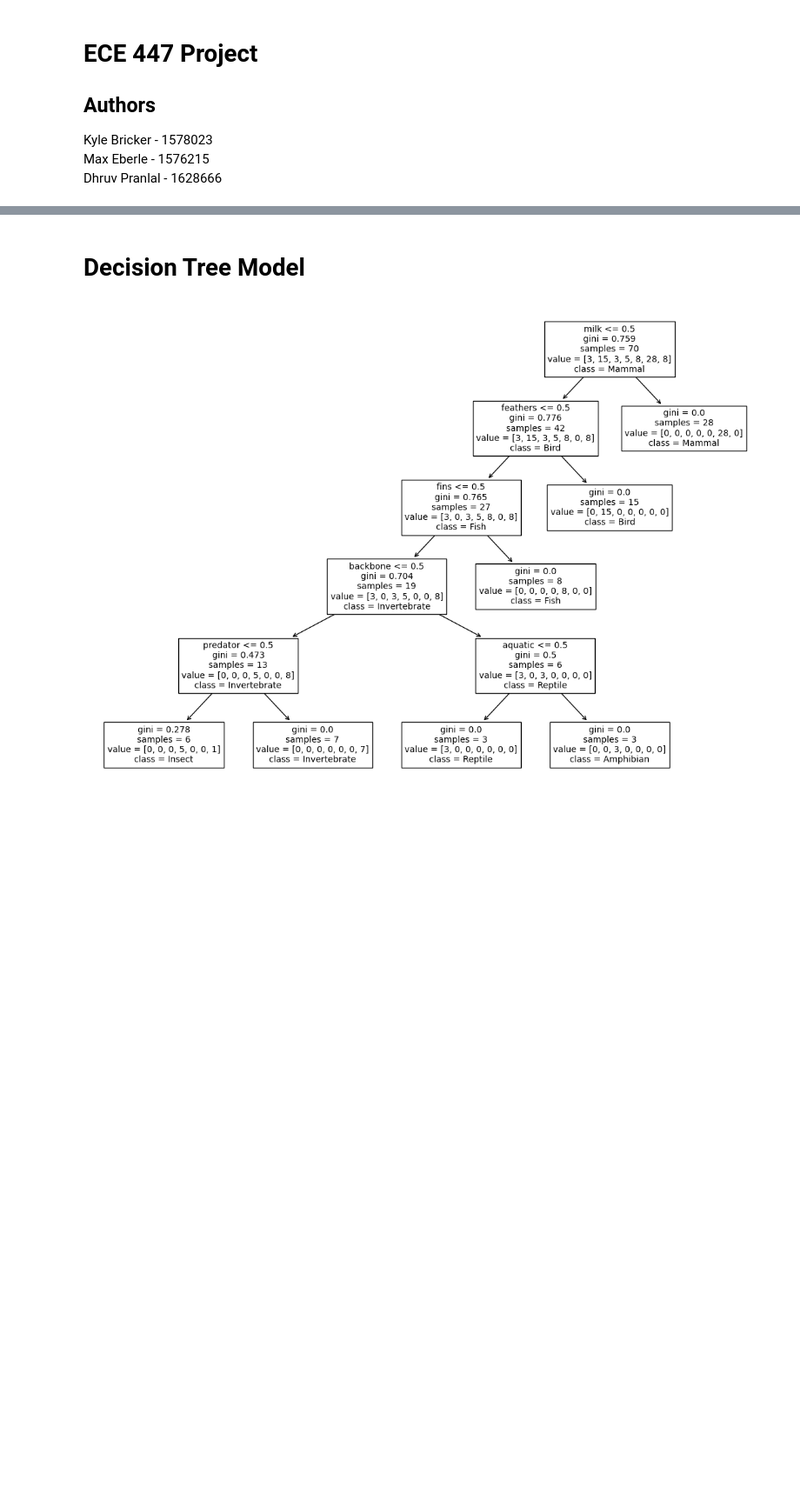
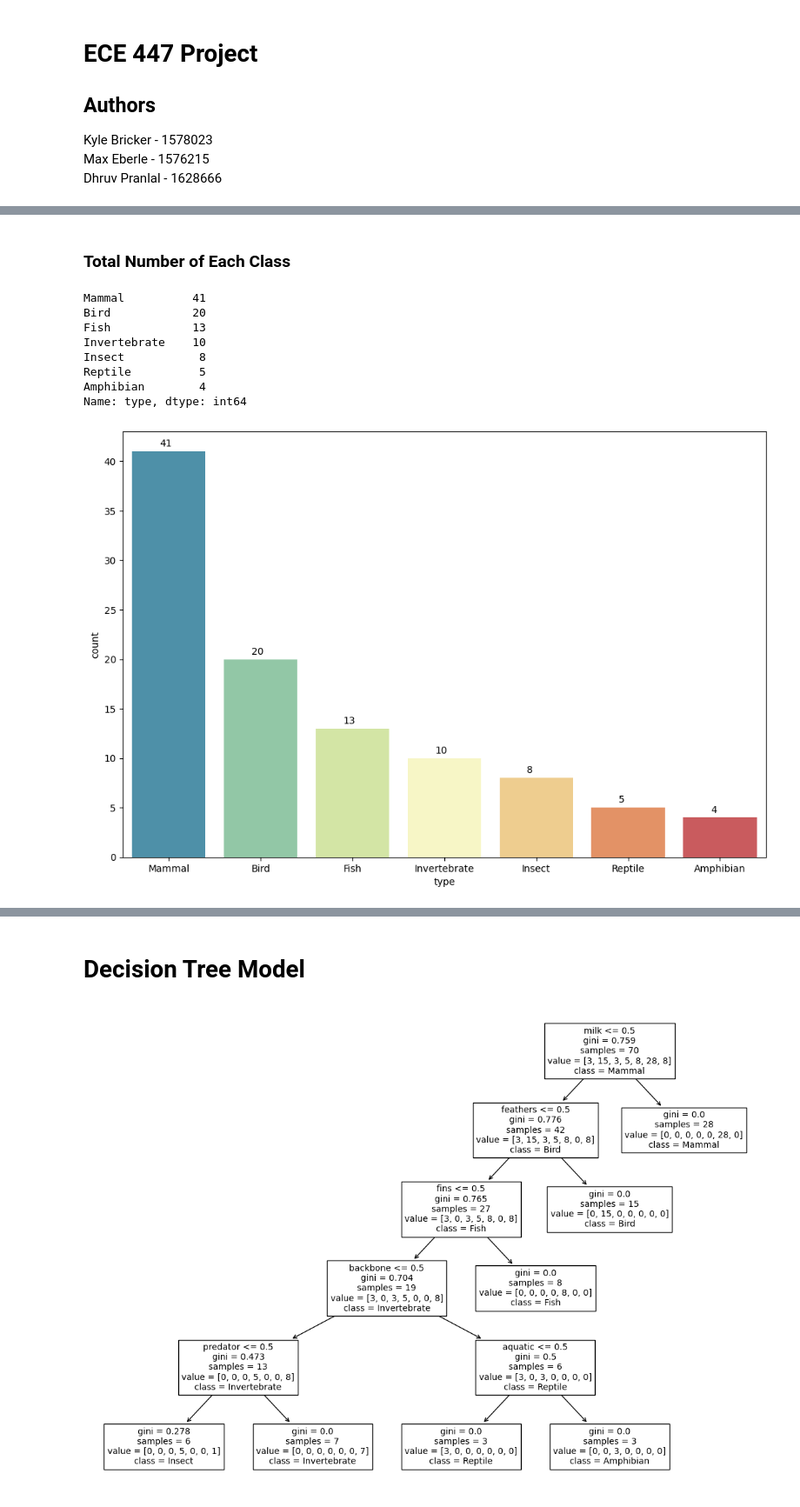
Before and after one commit to kbricker8/ece447-project, a Jupyter notebook: src/ece447-project.ipynb, the cells around one changed output, grey strips where cells are left out. Shown: that part at 87% size. Cells and saved outputs as stored; diff of their text form; code cells hidden in the pictures; blank space fills up the shorter version.

```diff
--- a/src/ece447-project.ipynb
+++ b/src/ece447-project.ipynb
@@ -114,0 +99,32 @@ X_train, X_test, Y_train, Y_test = train_test_split( X.values , y , test_size =
+# %% [markdown]
+### Total Number of Each Class
+# %%
+y_names = y.copy()
+for i in range(0,7):
+    y_names[y_names == i] = target_names[i]
+print(y_names.value_counts())
+
+plt.figure(figsize = (12,8))
+ax = sns.countplot(
+        x='type',
+        data=df,
+        order=df['type'].value_counts().index,
+        palette='Spectral_r'
+        )
+for p in ax.patches:
+        ax.annotate('{:.0f}'.format(p.get_height()), (p.get_x()+0.3, p.get_height()+0.5))
+x_labels = []
+for text in ax.get_xticklabels():
+        x_labels.append(target_names[int(text.get_text())])
+ax.set_xticklabels(x_labels)
+plt.show()
+# %% [output]
+Mammal          41
+Bird            20
+Fish            13
+Invertebrate    10
+Insect           8
+Reptile          5
+Amphibian        4
+Name: type, dtype: int64
+[figure, added]
```
Also changed, not shown: parts of 28 cells of this notebook.
